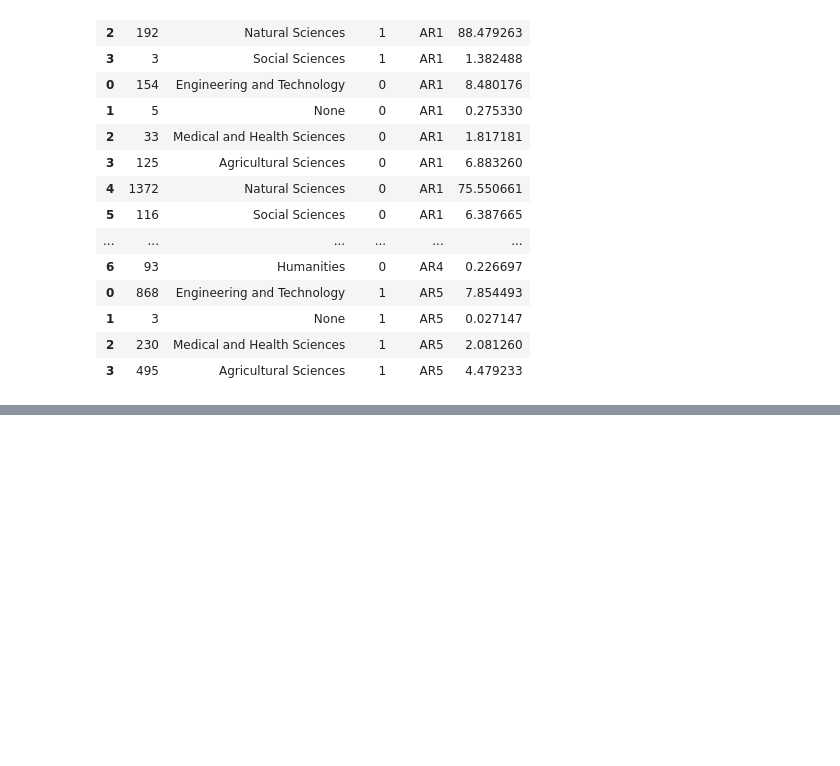
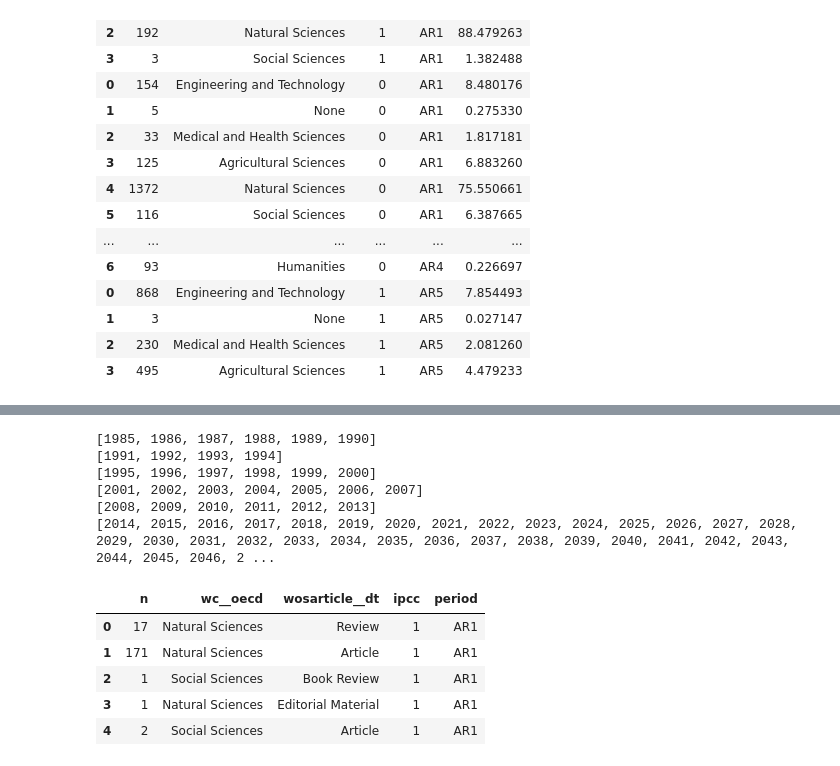
Before and after one commit to mcallaghan/cc-topography, a Jupyter notebook: code/IPCC_topics.ipynb, the cells around one changed output, grey strips where cells are left out. Cells and saved outputs as stored; diff of their text form; code cells hidden in the pictures; blank space fills up the shorter version.

```diff
--- a/code/IPCC_topics.ipynb
+++ b/code/IPCC_topics.ipynb
@@ -773,0 +865,47 @@ df.head(55)
+# %%
+#### DocType BIAS
+q = runstat.query
+docs = Doc.objects.filter(query=q)
+
+
+df2 = pd.DataFrame()
+
+for tp in runstat.periods.all():
+
+    print(tp.ys)
+
+    docs = Doc.objects.filter(query=q,PY__in=tp.ys)
+    ipdocs = docs.filter(ipccref__isnull=False)
+    nipdocs = docs.filter(ipccref__isnull=True)
+
+    ipdisciplines = ipdocs.values('wc__oecd','wosarticle__dt',).annotate(
+        n = Count('pk')
+    )
+
+    nipdisciplines = nipdocs.values('wc__oecd','wosarticle__dt').annotate(
+        n = Count('pk')
+    )
+
+    ipdf = pd.DataFrame.from_dict(list(ipdisciplines))
+    ipdf['ipcc'] = 1
+    nipdf = pd.DataFrame.from_dict(list(nipdisciplines))
+    nipdf['ipcc'] = 0
+
+    tdf = pd.concat([ipdf,nipdf])
+    tdf['period'] = tp.title
+    df2 = pd.concat([df2,tdf])
+
+df2.head()
+# %% [output]
+[1985, 1986, 1987, 1988, 1989, 1990]
+[1991, 1992, 1993, 1994]
+[1995, 1996, 1997, 1998, 1999, 2000]
+[2001, 2002, 2003, 2004, 2005, 2006, 2007]
+[2008, 2009, 2010, 2011, 2012, 2013]
+[2014, 2015, 2016, 2017, 2018, 2019, 2020, 2021, 2022, 2023, 2024, 2025, 2026, 2027, 2028, 2029, 2030, 2031, 2032, 2033, 2034, 2035, 2036, 2037, 2038, 2039, 2040, 2041, 2042, 2043, 2044, 2045, 2046, 2 ...
+|  | n | wc__oecd | wosarticle__dt | ipcc | period |
+| 0 | 17 | Natural Sciences | Review | 1 | AR1 |
+| 1 | 171 | Natural Sciences | Article | 1 | AR1 |
+| 2 | 1 | Social Sciences | Book Review | 1 | AR1 |
+| 3 | 1 | Natural Sciences | Editorial Material | 1 | AR1 |
+| 4 | 2 | Social Sciences | Article | 1 | AR1 |
```
Also changed, not shown: parts of 6 cells of this notebook, 2 other files.
